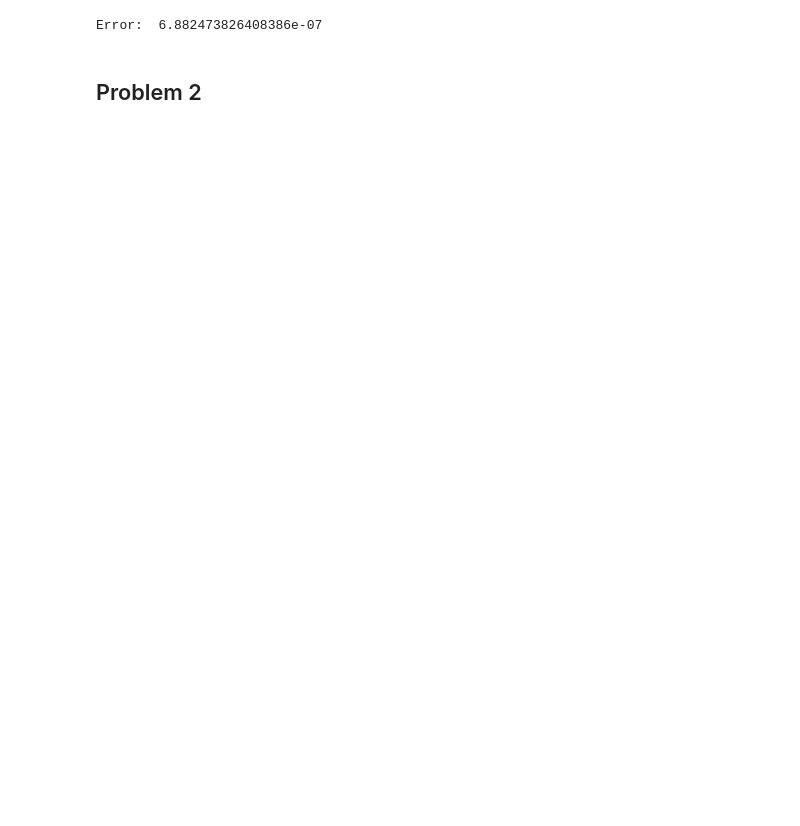
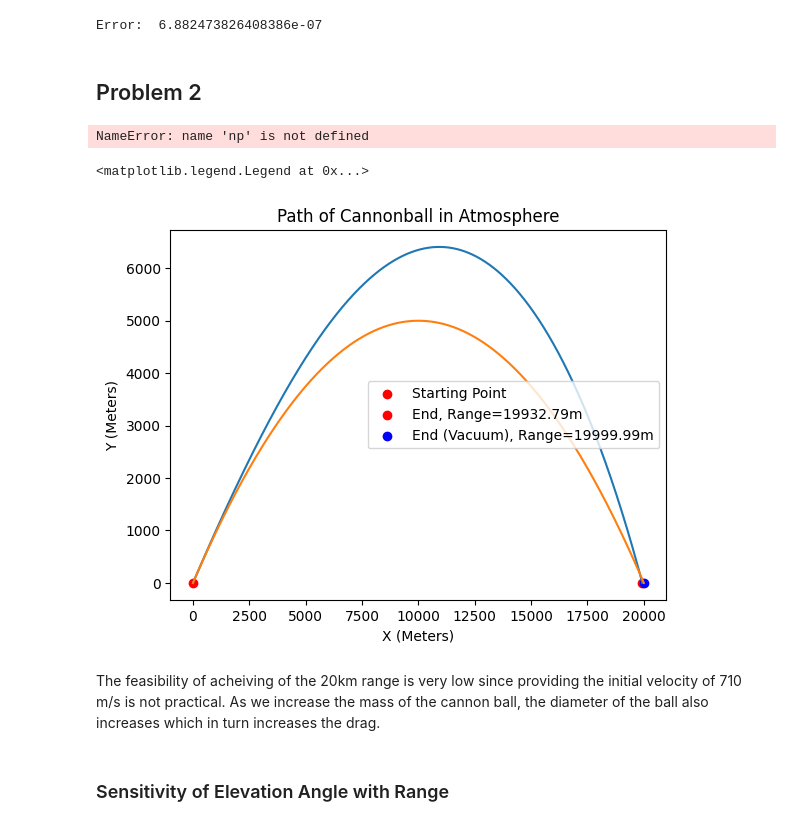
Before and after one commit to airwarriorg91/Modelling-Analysis-Lab, a Jupyter notebook: dynamics/Session 2.ipynb, the cells around one changed output. Cells and saved outputs as stored; diff of their text form; code cells hidden in the pictures; blank space fills up the shorter version.

```diff
--- a/dynamics/Session 2.ipynb
+++ b/dynamics/Session 2.ipynb
@@ -146,3 +146,46 @@ print("Error: ", np.abs(np.max(E) - np.min(E)))
 Error:  6.882473826408386e-07
 # %% [markdown]
 ## Problem 2
+# %%
+#intitial conditions
+u = 710
+theta = np.radians(45)
+m = 20000
+g = 9.8
+rho_s = 8000
+d = np.cbrt((6*m)/(np.pi*rho_s))
+s = np.pi*d*d/4
+sol0 = np.array([0, u*np.cos(theta),0, u*np.sin(theta), 0.5*m*u*u])
+def derive(t,u):
+    v = np.hypot(u[1],u[3])
+    prm = atm.atmParam(u[2],v) #Temp(h), Density(h) , Viscosity(h), Mach(h,v), logRe(h,v), Cd(h,v)
+    fd = 0.5*prm[1]*v*s*prm[5]
+    return [u[1], -fd*u[1]/m, u[3],  -g - (fd*u[3]/m), fd * v *v]
+t0, tf = 0, 100
+t_eval = np.linspace(0,100, 100000)
+
+def hit_ground(t,y):
+    return y[2]
+hit_ground.terminal = True
+hit_ground.direction = -1
+# %% [output]
+NameError: name 'np' is not defined
+# %%
+sol = sci.solve_ivp(derive, (t0, tf), sol0, t_eval = t_eval, dense_output=True, events=hit_ground)
+# %%
+plt.plot(sol.y[0], sol.y[2])
+plt.plot(solVacuum.y[0], solVacuum.y[2])
+plt.xlabel('X (Meters)')
+plt.ylabel('Y (Meters)')
+plt.title('Path of Cannonball in Atmosphere')
+plt.scatter(sol.y[0][0], sol.y[2][0], color='r', label='Starting Point')
+plt.scatter(sol.y[0][-1], sol.y[2][-1], color = 'r', label = 'End, Range={}m'.format(np.round(sol.y[0][-1], 2)))
+plt.scatter(solVacuum.y[0][-1], solVacuum.y[2][-1], color = 'b', label = 'End (Vacuum), Range={}m'.format(np.round(solVacuum.y[0][-1], 2)))
+plt.legend(loc='center right')
+# %% [output]
+<matplotlib.legend.Legend at 0x...>
+[figure, added]
+# %% [markdown]
+The feasibility of acheiving of the 20km range is very low since providing the initial velocity of 710 m/s is not practical. As we increase the mass of the cannon ball, the diameter of the ball also increases which in turn increases the drag.
+# %% [markdown]
+### Sensitivity of Elevation Angle with Range
```
Also changed, not shown: parts of 7 cells of this notebook, 14 other files.
